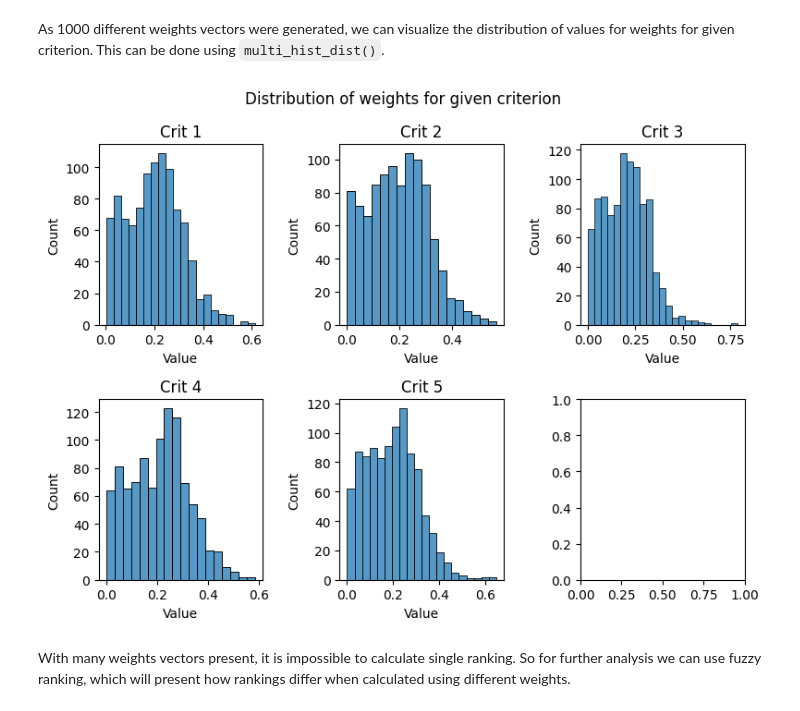
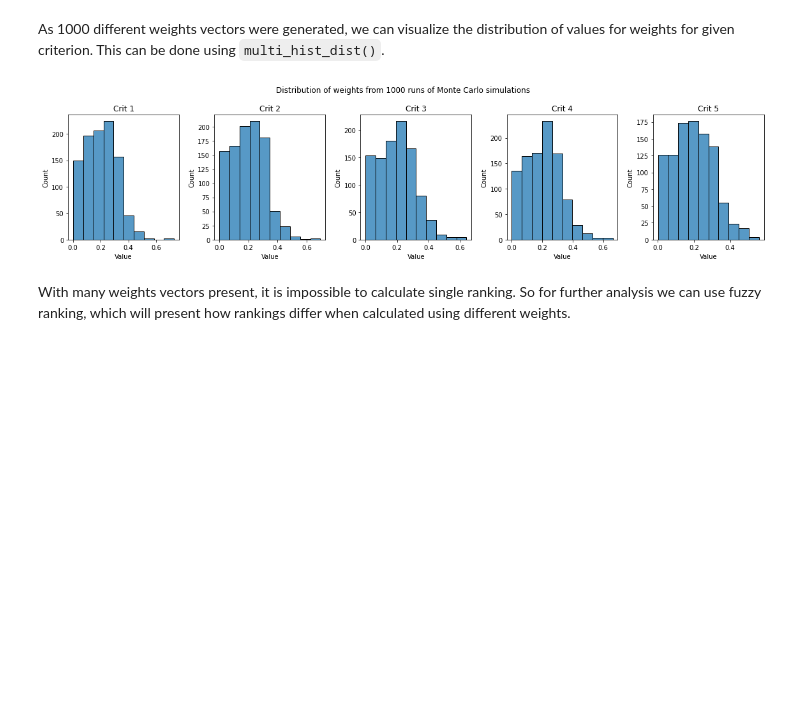
Before and after one commit to jwieckowski/pysensmcda, a Jupyter notebook: examples/literature_example.ipynb, the cells around one changed output. Saved outputs shown, nothing was run; the diff lists cells and outputs as text; code cells hidden in the pictures; blank space fills up the shorter version.

```diff
--- a/examples/literature_example.ipynb
+++ b/examples/literature_example.ipynb
@@ -42,10 +44,10 @@ monte_carlo_weights = probabilistic.monte_carlo_weights(5)
 As 1000 different weights vectors were generated, we can visualize the distribution of values for weights for given criterion. This can be done using `multi_hist_dist()`.
 # %%
 # In the case of using sliders, the reference should be kept, so Python wouldn't GC
-graphs.mutli_hist_dist(monte_carlo_weights, kind='hist', title_pos=0.5, nrows=2, ncols=3, figsize=(8, 6), show_slider=False, title='Distribution of weights for given criterion')
+graphs.mutli_hist_dist(monte_carlo_weights, kind='hist', title_pos=0.5, nrows=1, ncols=5, figsize=(16, 4), show_slider=False, title='Distribution of weights from 1000 runs of Monte Carlo simulations', bins_count= 10)
 plt.show()
 # %% [output]
-[figure, old version]
+[figure, new version]
 # %% [markdown]
 With many weights vectors present, it is impossible to calculate single ranking. So for further analysis we can use fuzzy ranking, which will present how rankings differ when calculated using different weights.
 # %%
```
Also changed, not shown: parts of 5 cells of this notebook, 4 other files.
